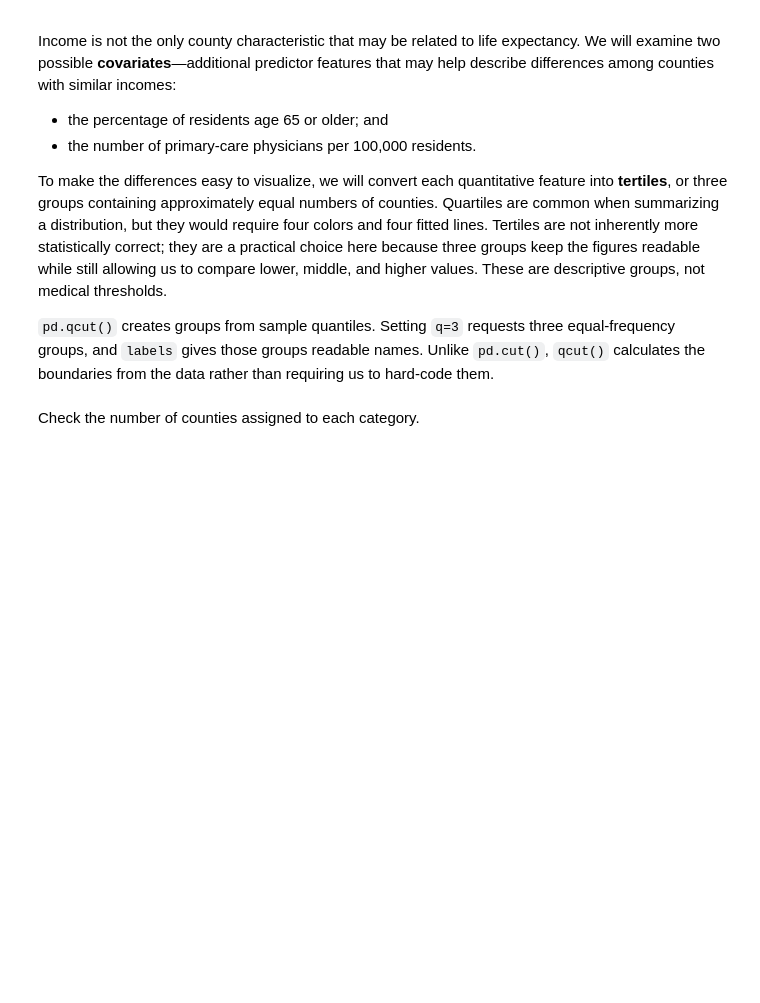
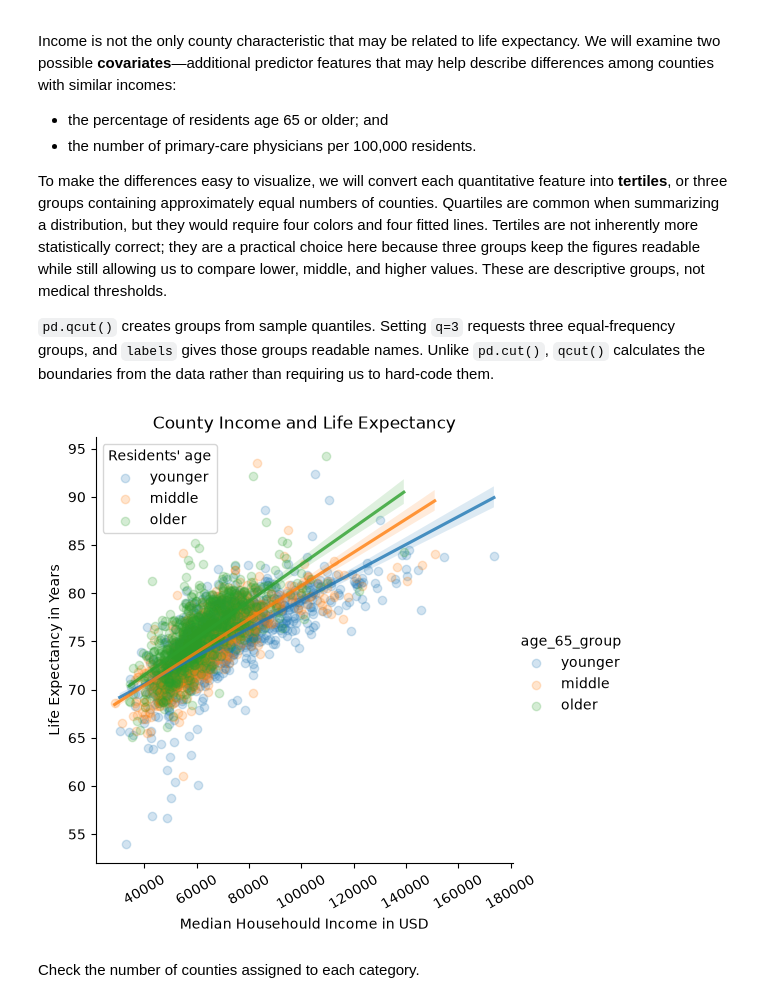
Before and after one commit to TagoeDev/Data_Visualization_and_Modeling_Campus, a Jupyter notebook: week03/lecture/Lecture - Relationships Between Quantitative Features.ipynb, the cells around one changed output. Drawn from its saved outputs; the diff is of its cells as text; code cells hidden in the pictures; blank space fills up the shorter version.

```diff
--- a/week03/lecture/Lecture - Relationships Between Quantitative Features.ipynb
+++ b/week03/lecture/Lecture - Relationships Between Quantitative Features.ipynb
@@ -246,6 +379,25 @@ Income is not the only county characteristic that may be related to life expecta
 To make the differences easy to visualize, we will convert each quantitative feature into **tertiles**, or three groups containing approximately equal numbers of counties. Quartiles are common when summarizing a distribution, but they would require four colors and four fitted lines. Tertiles are not inherently more statistically correct; they are a practical choice here because three groups keep the figures readable while still allowing us to compare lower, middle, and higher values. These are descriptive groups, not medical thresholds.
 
 `pd.qcut()` creates groups from sample quantiles. Setting `q=3` requests three equal-frequency groups, and `labels` gives those groups readable names. Unlike `pd.cut()`, `qcut()` calculates the boundaries from the data rather than requiring us to hard-code them.
+# %%
+analysis['age_65_group'] = pd.qcut(analysis['age_65_plus_percent'], q=3, labels=['younger', 'middle', 'older'])
+# %%
+sns.lmplot(
+    data=analysis,
+    x='median_household_income_usd',
+    y='life_expectancy_years',
+    hue='age_65_group',
+    scatter_kws={"alpha": 0.2},
+    line_kws={"alpha": 0.8}
+)
+plt.title('County Income and Life Expectancy')
+plt.xlabel('Median Househould Income in USD')
+plt.xticks(rotation=30)
+plt.ylabel('Life Expectancy in Years')
+plt.legend(title="Residents' age")
+plt.show()
+# %% [output]
+[figure, added]
 # %% [markdown]
 Check the number of counties assigned to each category.
 # %% [markdown]
```
Also changed, not shown: parts of 31 cells of this notebook, 1 other file.
